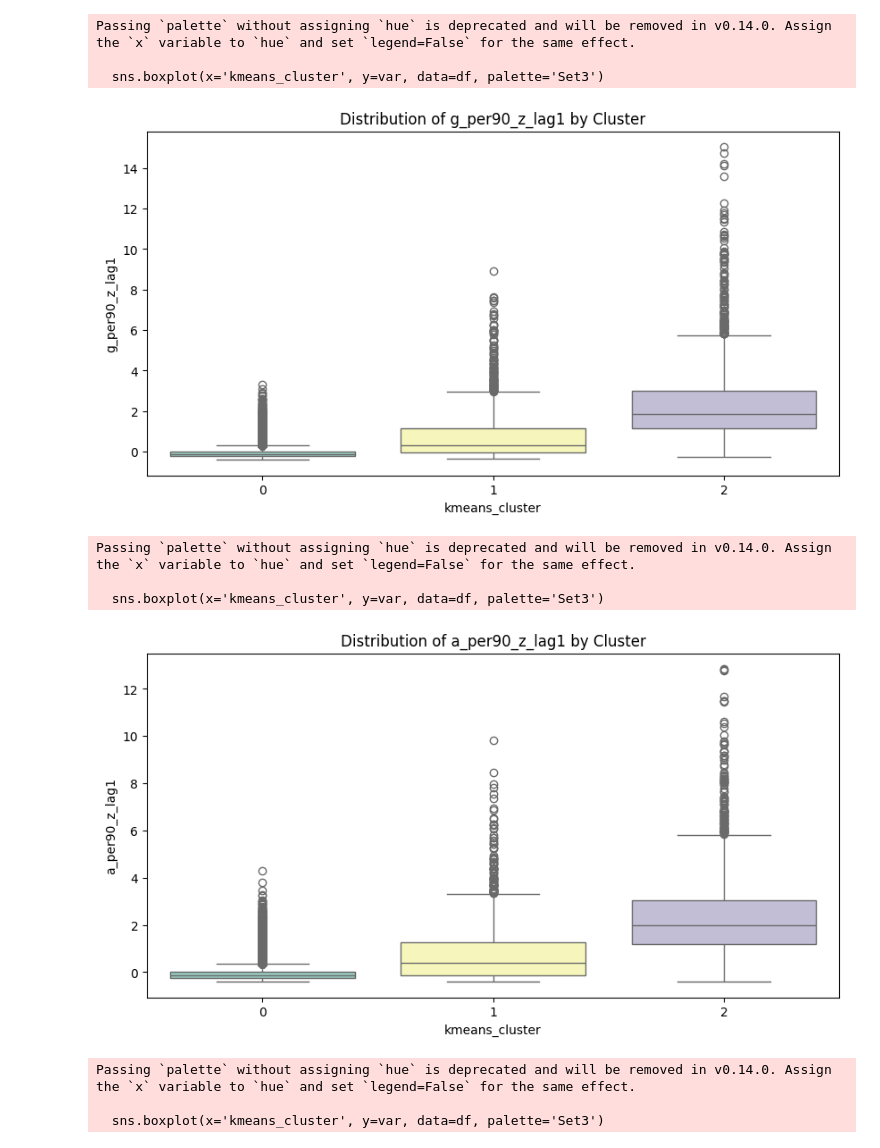
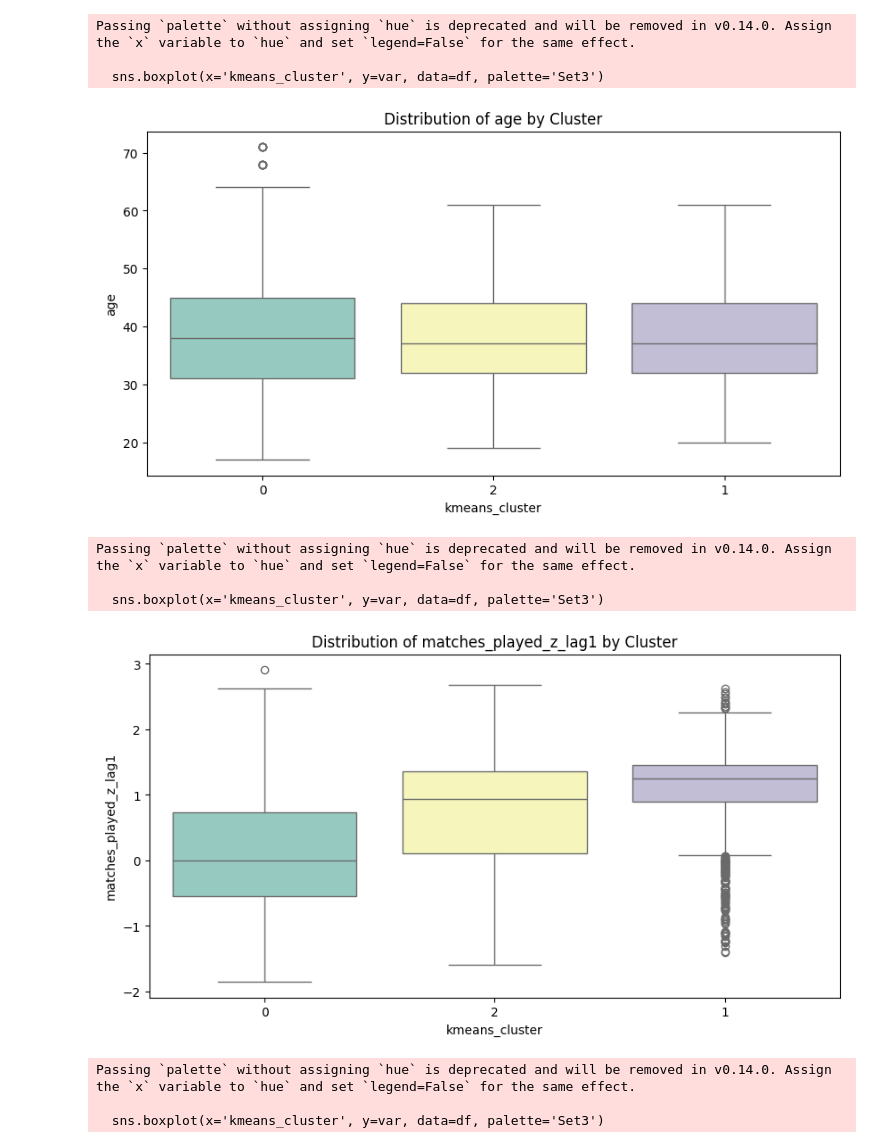
Before and after one commit to leokonma/Machine-learning, a Jupyter notebook: k-means_Clustering.ipynb, the cells around one changed output. Cells and saved outputs as stored; diff of their text form; code cells hidden in the pictures.

```diff
--- a/k-means_Clustering.ipynb
+++ b/k-means_Clustering.ipynb
@@ -14,13 +14,13 @@ from sklearn.cluster import KMeans
 from sklearn.metrics import silhouette_score
 # %%
 # %% Selected minimal features (top 20)
-selected_features = [
-    'matches_played_z_lag1','a_per90_z_lag1','g_per90_z_lag1','ga_per90_z_lag1',
-    'pen_share_z_lag1','g_per90_z_delta','a_per90_w','ga_per90_z_delta','g_per90_w',
-    'a_per90_z_delta','ga_per90_w','main_position','pen_share_w','minutes_played_z_lag1',
-    'minutes_played_z_delta','position','clean_sheet_rate_z_lag1','height','pen_share_z_delta',
-    'matches_played_z_delta'
-]
+selected_features = ['a_per90_z_lag1', 'matches_played_z_lag1', 'ga_per90_z_lag1',
+       'pen_share_z_lag1', 'g_per90_z_lag1', 'g_per90_z_delta',
+       'a_per90_w', 'ga_per90_z_delta', 'ga_per90_w', 'g_per90_w',
+       'a_per90_z_delta', 'pen_share_w', 'minutes_played_z_delta',
+       'minutes_played_z_lag1', 'pen_share_z_delta',
+       'main_position', 'age', 'height', 'discipline_rate_z_lag1',
+       'position']
 
 # Create dataframe with only selected features
 df = df_feats[selected_features].copy()
@@ -75,20 +75,20 @@ plt.show()
 # %%
-variables = ['g_per90_z_lag1', 'a_per90_z_lag1', 'matches_played_z_lag1']
+variables = ["age", "matches_played_z_lag1", "g_per90_z_lag1", "a_per90_z_lag1", "ga_per90_z_lag1"]
 
 for var in variables:
     plt.figure(figsize=(10, 5))
     sns.boxplot(x='kmeans_cluster', y=var, data=df, palette='Set3')
     plt.title(f'Distribution of {var} by Cluster')
     plt.show()
 # %% [output]
 Passing `palette` without assigning `hue` is deprecated and will be removed in v0.14.0. Assign the `x` variable to `hue` and set `legend=False` for the same effect.
 
   sns.boxplot(x='kmeans_cluster', y=var, data=df, palette='Set3')
-[figure, old version]
+[figure, new version]
 Passing `palette` without assigning `hue` is deprecated and will be removed in v0.14.0. Assign the `x` variable to `hue` and set `legend=False` for the same effect.
 
   sns.boxplot(x='kmeans_cluster', y=var, data=df, palette='Set3')
-[figure, old version]
+[figure, new version]
 Passing `palette` without assigning `hue` is deprecated and will be removed in v0.14.0. Assign the `x` variable to `hue` and set `legend=False` for the same effect.
 
   sns.boxplot(x='kmeans_cluster', y=var, data=df, palette='Set3')
```
Also changed, not shown: parts of 5 cells of this notebook, 2 other files.
